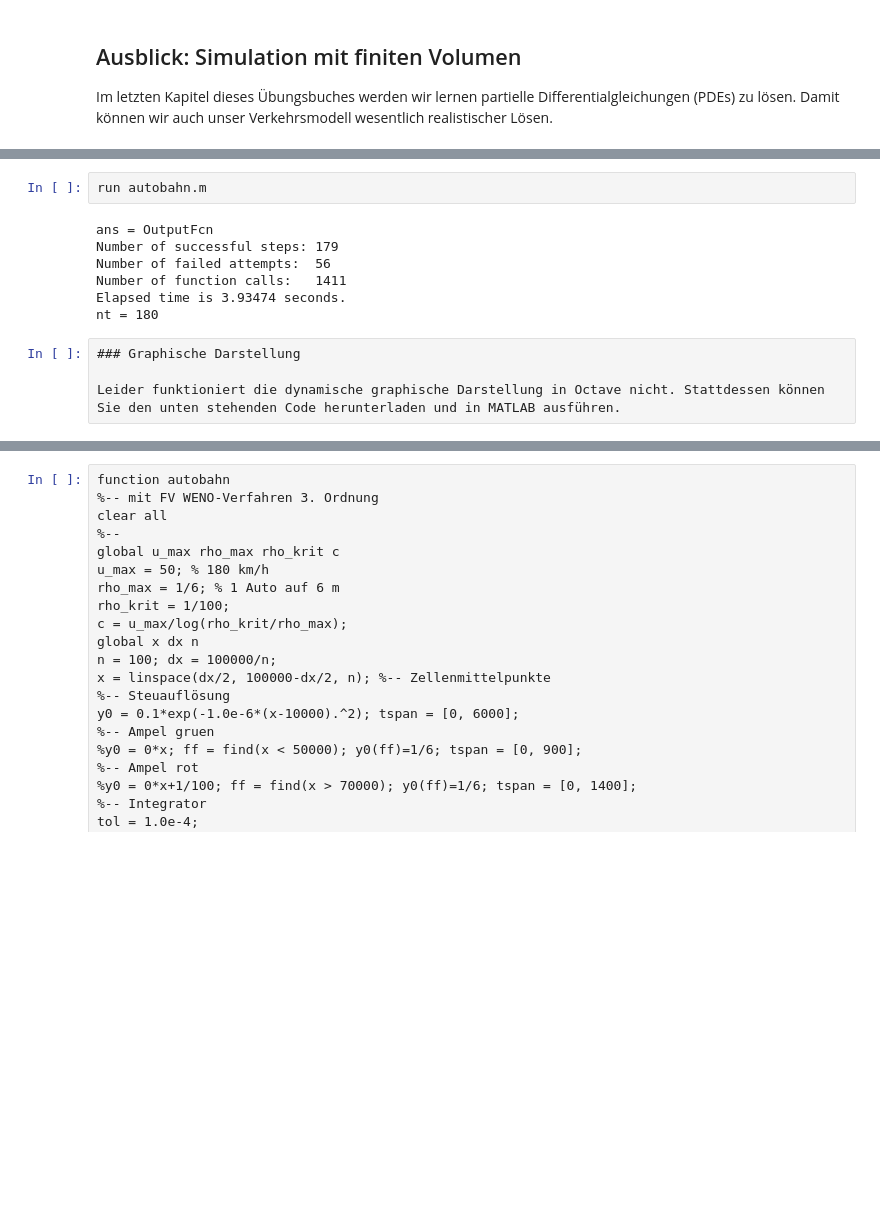
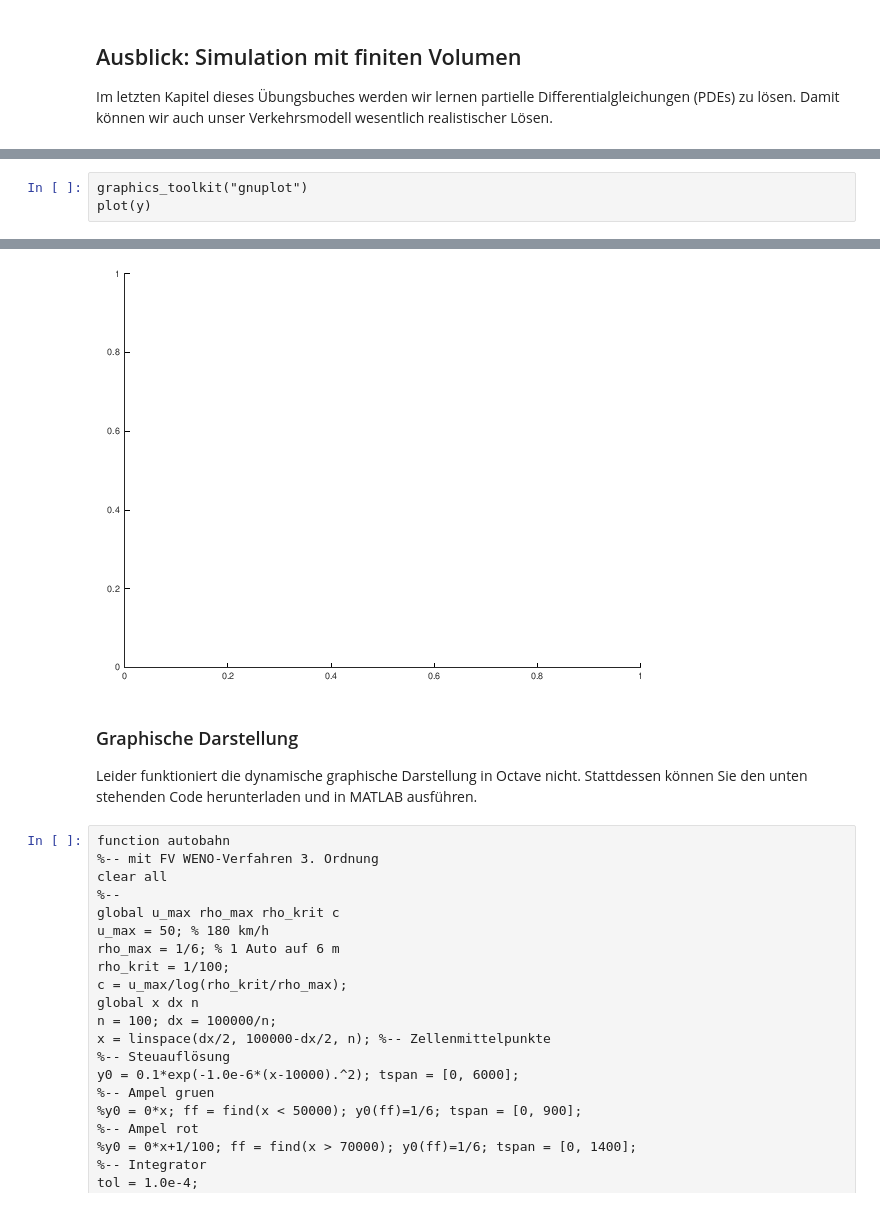
Before and after one commit to hbrs-cse/Modellbildung-und-Simulation, a Jupyter notebook: content/00_einleitung/01_motivation/00_motivation.ipynb, the cells around one changed output, grey strips where cells are left out. Saved outputs shown, nothing was run; the diff lists cells and outputs as text; blank space fills up the shorter version.

Commit message:
slightly different explanation for s_physik, autobahn_fv in one file

```diff
--- a/content/00_einleitung/01_motivation/00_motivation.ipynb
+++ b/content/00_einleitung/01_motivation/00_motivation.ipynb
@@ -451,13 +433,4 @@ Created file 'C:\Users\User\OneDrive - Hochschule Bonn-Rhein-Sieg\Buchprojekt\Mo
-# %%
-run autobahn.m
-# %% [output]
-ans = OutputFcn
-Number of successful steps: 179
-Number of failed attempts:  56
-Number of function calls:   1411
-Elapsed time is 3.93474 seconds.
-nt = 180
-# %%
-### Graphische Darstellung
-
-Leider funktioniert die dynamische graphische Darstellung in Octave nicht. Stattdessen können Sie den unten stehenden Code herunterladen und in MATLAB ausführen.
+# %%
+graphics_toolkit("gnuplot")
+plot(y)
+# %% [output]
@@ -464,3 +441,8 @@ Leider funktioniert die dynamische graphische Darstellung in Octave nicht. Statt
+[figure, added]
+# %% [markdown]
+### Graphische Darstellung
+
+Leider funktioniert die dynamische graphische Darstellung in Octave nicht. Stattdessen können Sie den unten stehenden Code herunterladen und in MATLAB ausführen.
 # %%
 function autobahn
 %-- mit FV WENO-Verfahren 3. Ordnung
```
Also changed, not shown: parts of 10 cells of this notebook.
